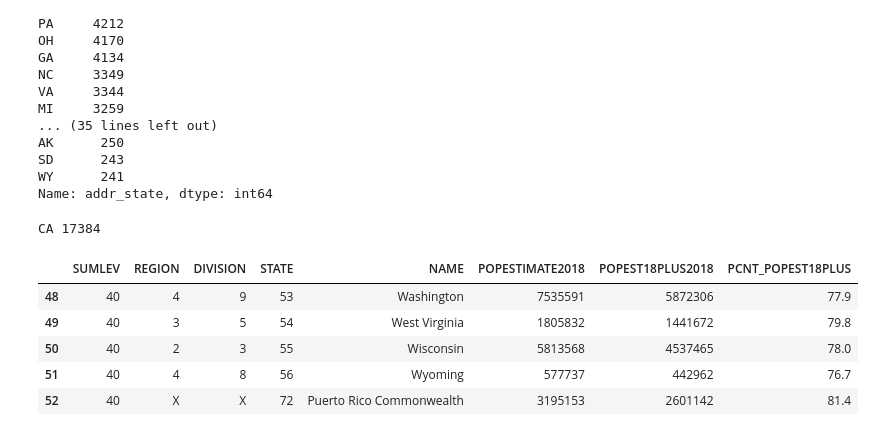
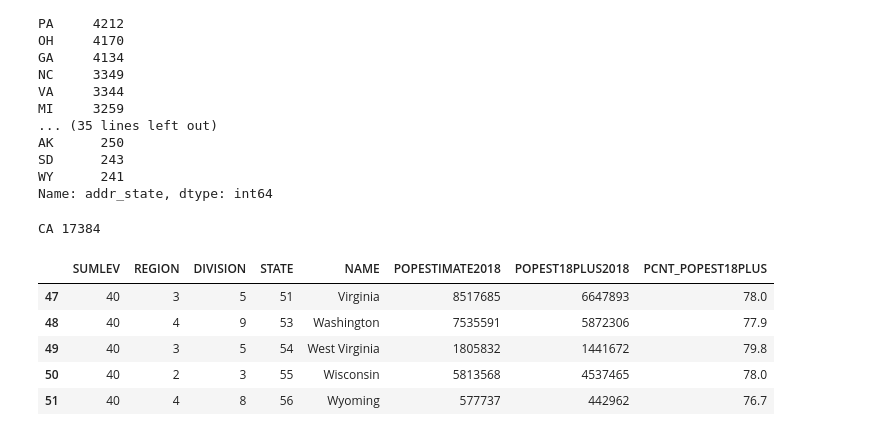
Before and after one commit to juszhan/LendingClub-Profitability, a Jupyter notebook: lending_club.ipynb, the cells around one changed output. Saved outputs shown, nothing was run; the diff lists cells and outputs as text; code cells hidden in the pictures.

```diff
--- a/lending_club.ipynb
+++ b/lending_club.ipynb
@@ -89,20 +89,25 @@ CA 17384
 # %%
 # https://www.census.gov/data/datasets/time-series/demo/popest/2010s-state-detail.html
 
 df_state = pd.read_csv("population/raw/scprc-est2018-18+pop-res.csv")
+
+# Remove first row containing summary
 df_state.drop(axis=0, index=0, inplace=True)
 
+# Remove last row containing Puerto Rico, LendingClub is not available in Puerto Rico
+df_state.drop(axis=0, index=len(df_state), inplace=True)
+
+pop_min = df_state["POPEST18PLUS2018"].min()
 pop_max = df_state["POPEST18PLUS2018"].max()
-pop_min = df_state["POPEST18PLUS2018"].min()
 
 df_state.tail()
 # %% [output]
 |  | SUMLEV | REGION | DIVISION | STATE | NAME | POPESTIMATE2018 | POPEST18PLUS2018 | PCNT_POPEST18PLUS |
+| 47 | 40 | 3 | 5 | 51 | Virginia | 8517685 | 6647893 | 78.0 |
 | 48 | 40 | 4 | 9 | 53 | Washington | 7535591 | 5872306 | 77.9 |
 | 49 | 40 | 3 | 5 | 54 | West Virginia | 1805832 | 1441672 | 79.8 |
 | 50 | 40 | 2 | 3 | 55 | Wisconsin | 5813568 | 4537465 | 78.0 |
 | 51 | 40 | 4 | 8 | 56 | Wyoming | 577737 | 442962 | 76.7 |
-| 52 | 40 | X | X | 72 | Puerto Rico Commonwealth | 3195153 | 2601142 | 81.4 |
 # %%
 from mpl_toolkits.basemap import Basemap
 from matplotlib.colors import Normalize
```
Also changed, not shown: parts of 8 cells of this notebook.
